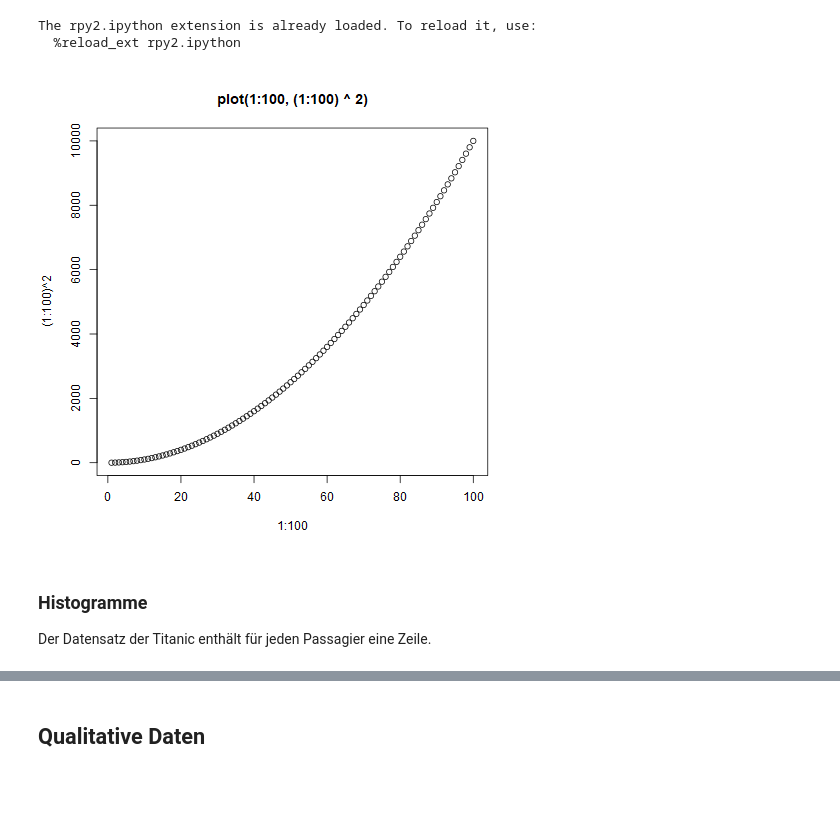
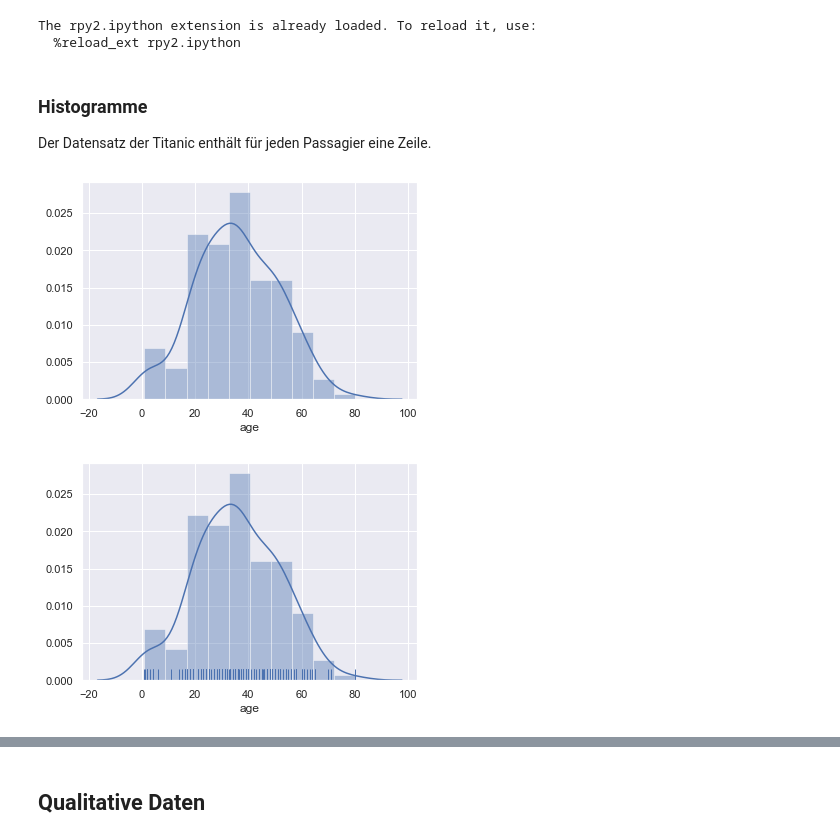
Before and after one commit to kurbaniec/everything-data-science, a Jupyter notebook: Visualisation.ipynb, the cells around one changed output, grey strips where cells are left out. Drawn from its saved outputs; the diff is of its cells as text; code cells hidden in the pictures; blank space fills up the shorter version.

Commit message:
Titanic data now loads correctly in R

```diff
--- a/Visualisation.ipynb
+++ b/Visualisation.ipynb
@@ -69,5 +66,0 @@ read.table("titanic.csv", header=T, sep=",")
-# %%
-%%R
-plot(1:100, (1:100) ^ 2, main = "plot(1:100, (1:100) ^ 2)")
-# %% [output]
-[figure, removed]
@@ -74,3 +73,20 @@ plot(1:100, (1:100) ^ 2, main = "plot(1:100, (1:100) ^ 2)")
+# %%
+%%R
+ti <- read.csv("titanic.csv", header = TRUE, sep=",")
+# Delete rows with empty values
+# Source: https://stackoverflow.com/questions/9126840/delete-rows-with-blank-values-in-one-particular-column
+ti <- ti[!(is.na(ti$Cabin) | ti$Cabin=="" | ti$Embarked=="" | is.na(ti$PassengerId) | is.na(ti$Survived) |
+           is.na(ti$Pclass) |  ti$Ticket=="Name" |is.na(ti$Age) | ti$Ticket=="" | ti$Sex=="" ), ]
 # %% [markdown]
 ### Histogramme
 Der Datensatz der Titanic enthält für jeden Passagier eine Zeile.
+# %%
+# Adding a semi-colon at the end tells Jupyter not to output the
+# usual <matplotlib.axes._subplots.AxesSubplot> line
+sns.distplot(ti['age']);
+# %% [output]
+[figure, added]
+# %%
+sns.distplot(ti['age'], rug=True);
+# %% [output]
+[figure, added]
```
Also changed, not shown: parts of 7 cells of this notebook, 2 other files.
